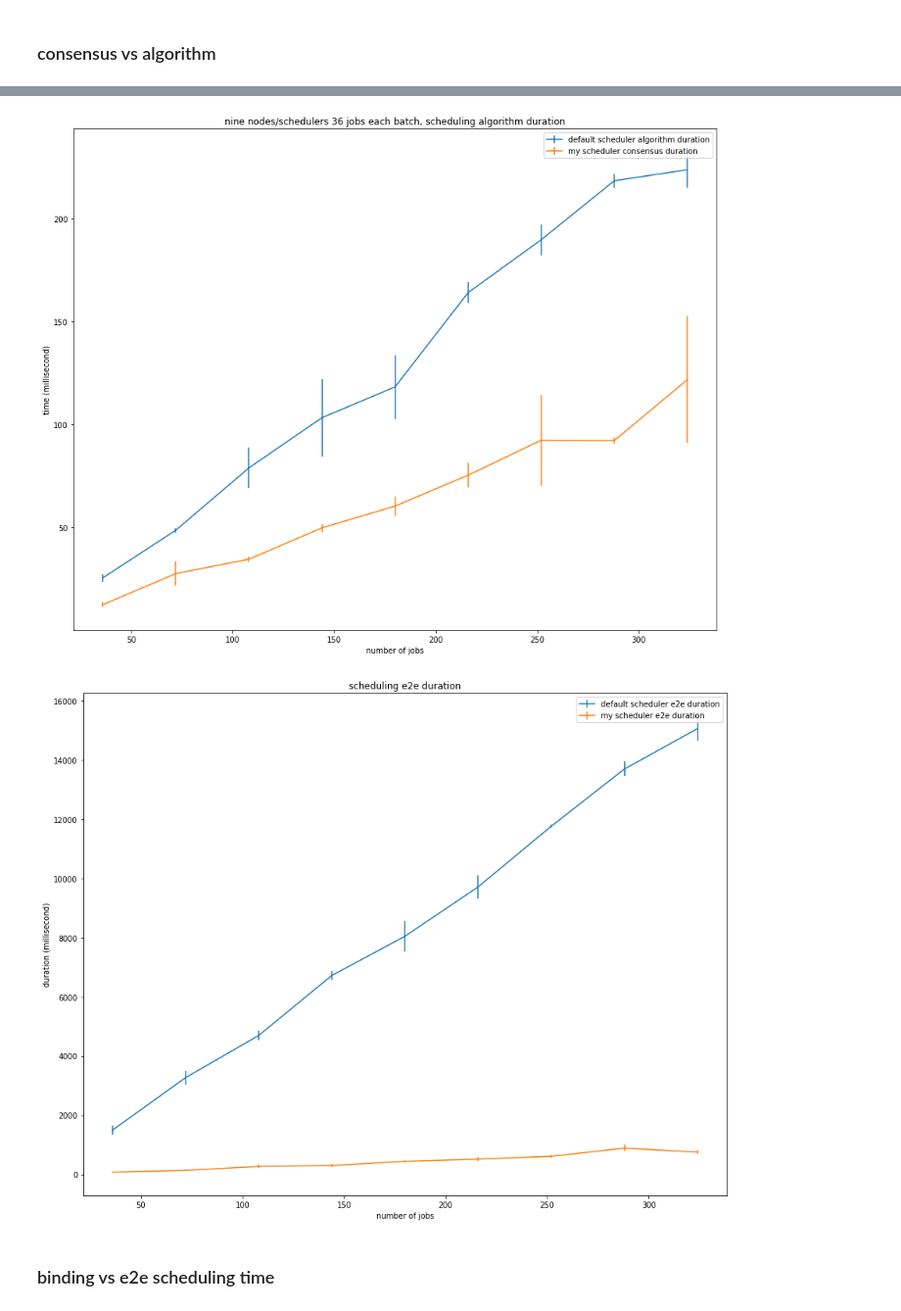
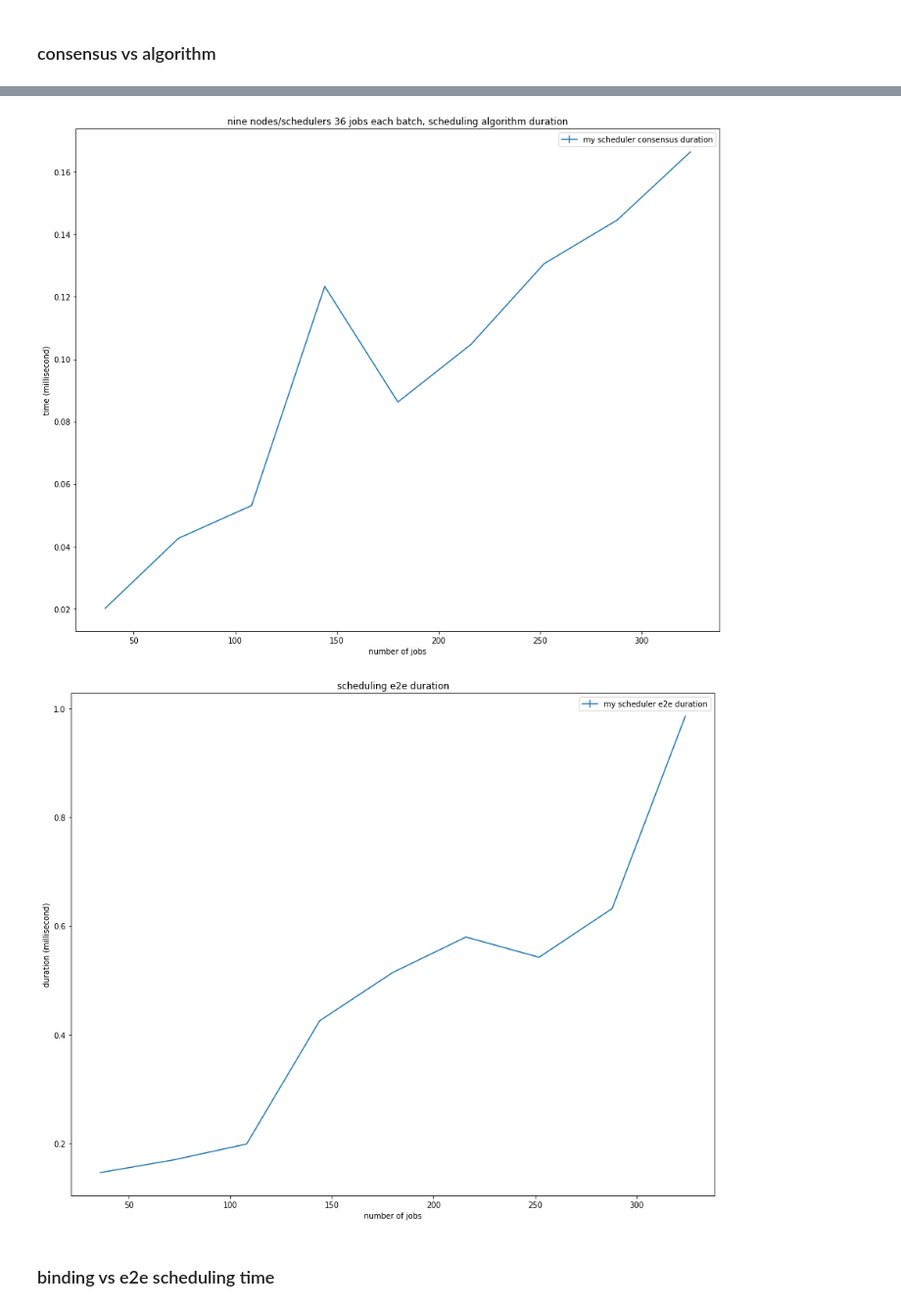
Before and after one commit to Vincent-lau/hyperion, a Jupyter notebook: measure/plotmetrics.ipynb, the cells around one changed output, grey strips where cells are left out. Shown: that part at 98% size. Drawn from its saved outputs; the diff is of its cells as text; code cells hidden in the pictures.

```diff
--- a/measure/plotmetrics.ipynb
+++ b/measure/plotmetrics.ipynb
@@ -101,12 +101,12 @@ fig.savefig(f'{graph_dir}metrics-{p}pods.png')
 # %% [markdown]
 ## Stats against number of pods
 # %%
-dirs = ['data/2022-08-15T']
+# dirs = ['data/2022-08-15T']
 metrics = {}
 pods = range(100, 1000, 100)
 runs = range(11)
 for p in pods:
-  with open(f'data/data-{p}pods.json', 'r') as f:
+  with open(f'old_data/data-{p}pods.json', 'r') as f:
     for line in f:
       metrics[p] = json.loads(line)
 print(metrics[100]['0']['my-scheduler-c5648b7d-22lrq']['setup time'])
@@ -912,14 +946,14 @@ my_e2e_time = []
 default_e2e_time = []
 
 for i in range(len(pl_times[0])):
-  x= default_scheduling_algorithm_duration[:, i]
-  default_con_time.append([np.mean(x), np.std(x)])
+  # x= default_scheduling_algorithm_duration[:, i]
+  # default_con_time.append([np.mean(x), np.std(x)])
 
   x = con_times[:, i]
   my_con_time.append([np.mean(x), np.std(x)])
 
-  x = default_scheduling_e2e_time[:, i]
-  default_e2e_time.append([np.mean(x), np.std(x)])
+  # x = default_scheduling_e2e_time[:, i]
+  # default_e2e_time.append([np.mean(x), np.std(x)])
 
   x = pl_times[:, i] + con_times[:, i]
   my_e2e_time.append([np.mean(x), np.std(x)])
@@ -930,8 +964,8 @@ my_con_time = np.array(my_con_time)
 my_e2e_time = np.array(my_e2e_time)
 
 
-print(default_con_time)
+# print(default_con_time)
 print(my_con_time)
-print(default_e2e_time)
-print(my_e2e_time)
+# print(default_e2e_time)
+# print(my_e2e_time)
 # %% [output]
@@ -955,34 +981,32 @@ print(my_e2e_time)
 # %%
-
-
-x = range(36, (num_intervals+1)*36, 36)
+x = np.array(job_factors) * 36
 
 fig, ax = plt.subplots()
 fig.set_size_inches(15, 12)
 
-ax.errorbar(x, default_con_time[:, 0], yerr = default_con_time[:, 1],label='default scheduler algorithm duration')
+# ax.errorbar(x, default_con_time[:, 0], yerr = default_con_time[:, 1],label='default scheduler algorithm duration')
 ax.errorbar(x, my_con_time[:, 0], yerr = my_con_time[:, 1], label='my scheduler consensus duration')
 ax.legend()
 ax.set_title('nine nodes/schedulers 36 jobs each batch, scheduling algorithm duration')
 ax.set_ylabel('time (millisecond)')
 ax.set_xlabel('number of jobs')
 
 fig.savefig(f'{graph_dir}con_time_and_algo_duration_errorbar.png')
 
 
 fig, ax = plt.subplots()
 fig.set_size_inches(15, 12)
-ax.errorbar(x, default_e2e_time[:, 0], yerr =default_e2e_time[:, 1], label='default scheduler e2e duration')
+# ax.errorbar(x, default_e2e_time[:, 0], yerr =default_e2e_time[:, 1], label='default scheduler e2e duration')
 ax.errorbar(x, my_e2e_time[:,0], yerr = my_e2e_time[:, 1], label='my scheduler e2e duration')
 ax.set_ylabel('duration (millisecond)')
 ax.set_xlabel('number of jobs')
 ax.set_title('scheduling e2e duration')
 
 ax.legend()
 
 fig.savefig(f'{graph_dir}e2e_time_errorbar.png')
 # %% [output]
-[figure, old version]
+[figure, new version]
-[figure, old version]
+[figure, new version]
 # %% [markdown]
 ### binding vs e2e scheduling time
```
Also changed, not shown: parts of 7 cells of this notebook, 31 other files.
